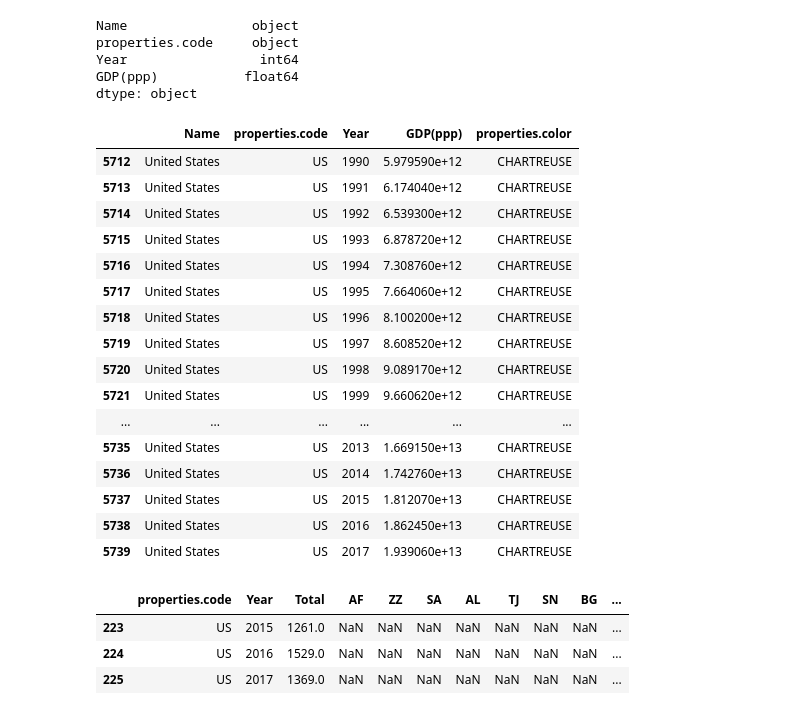
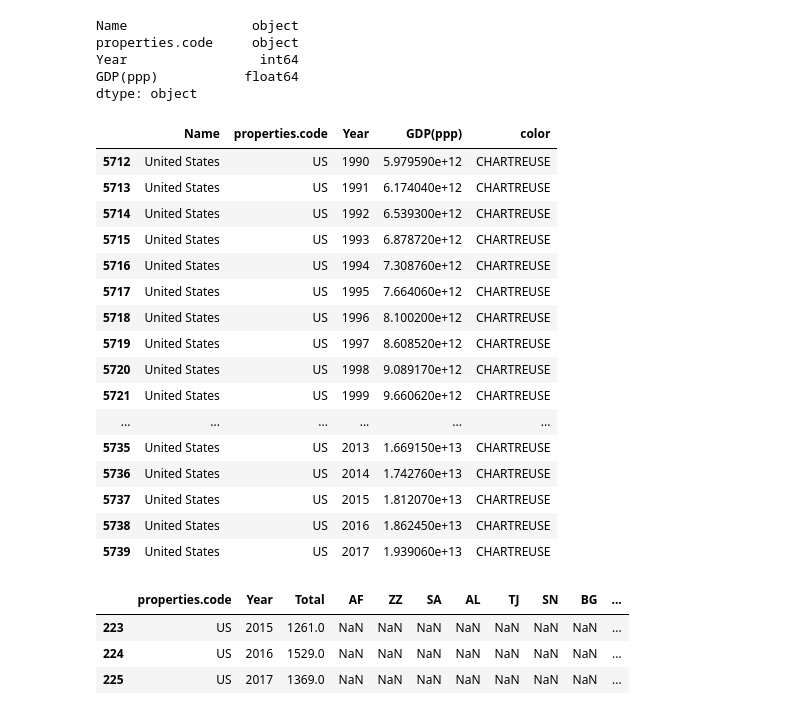
Before and after one commit to benieevelyne/Project2_Neurath, a Jupyter notebook: DataSets/BigMerge.ipynb, the cells around one changed output. Drawn from its saved outputs; the diff is of its cells as text; code cells hidden in the pictures.

```diff
--- a/DataSets/BigMerge.ipynb
+++ b/DataSets/BigMerge.ipynb
@@ -310,11 +310,11 @@ GDP(ppp)           float64
 dtype: object
 # %%
 for index,row in gdp.iterrows():
-    gdp['properties.color'] = gdp['GDP(ppp)'].apply(colorPick)
+    gdp['color'] = gdp['GDP(ppp)'].apply(colorPick)
 gdp.head(5)
 gdp[gdp['properties.code']=='US']
 # %% [output]
-|  | Name | properties.code | Year | GDP(ppp) | properties.color |
+|  | Name | properties.code | Year | GDP(ppp) | color |
 | 5712 | United States | US | 1990 | 5.979590e+12 | CHARTREUSE |
 | 5713 | United States | US | 1991 | 6.174040e+12 | CHARTREUSE |
 | 5714 | United States | US | 1992 | 6.539300e+12 | CHARTREUSE |
```
Also changed, not shown: parts of 6 cells of this notebook, 6 other files.
